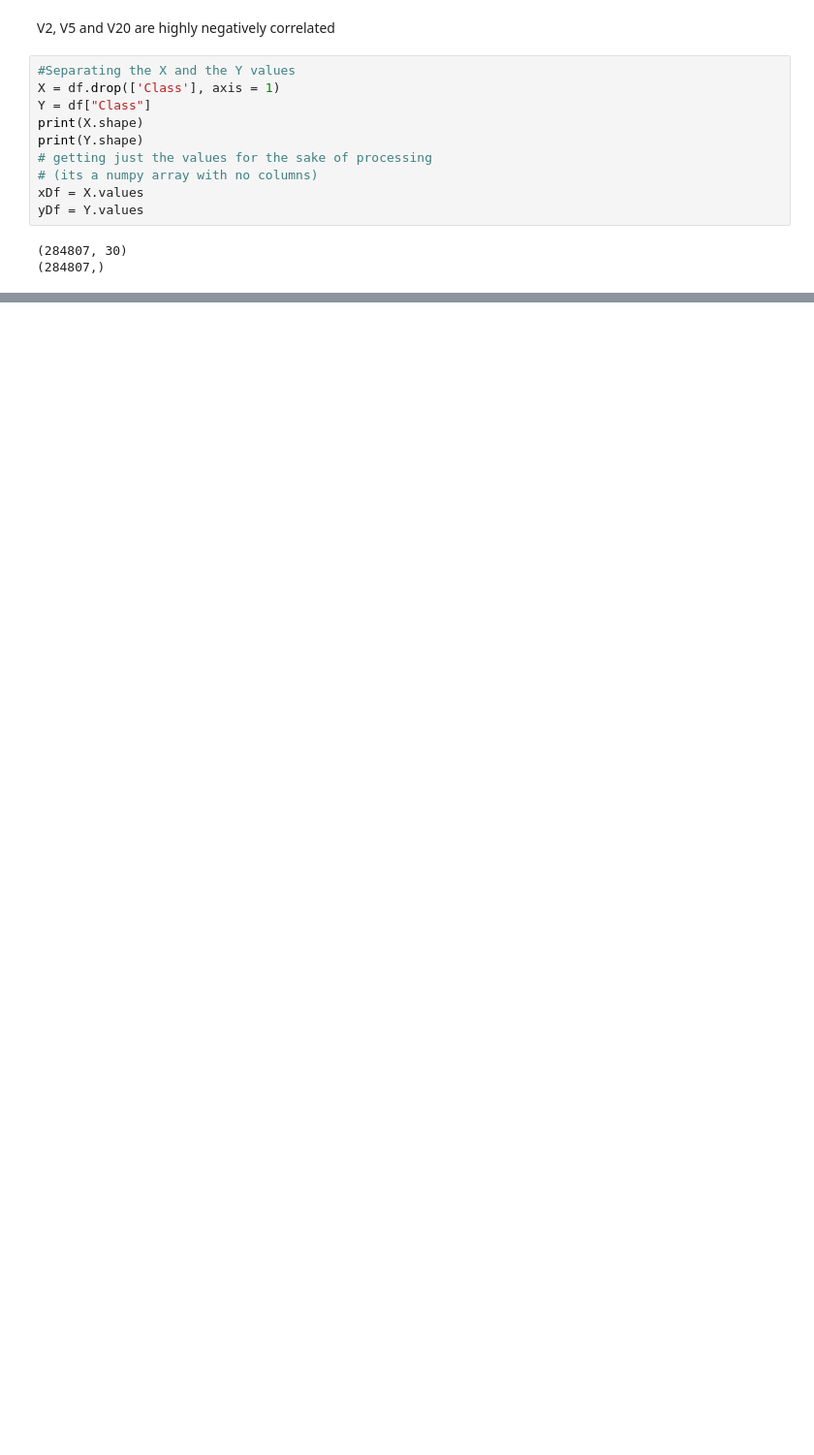
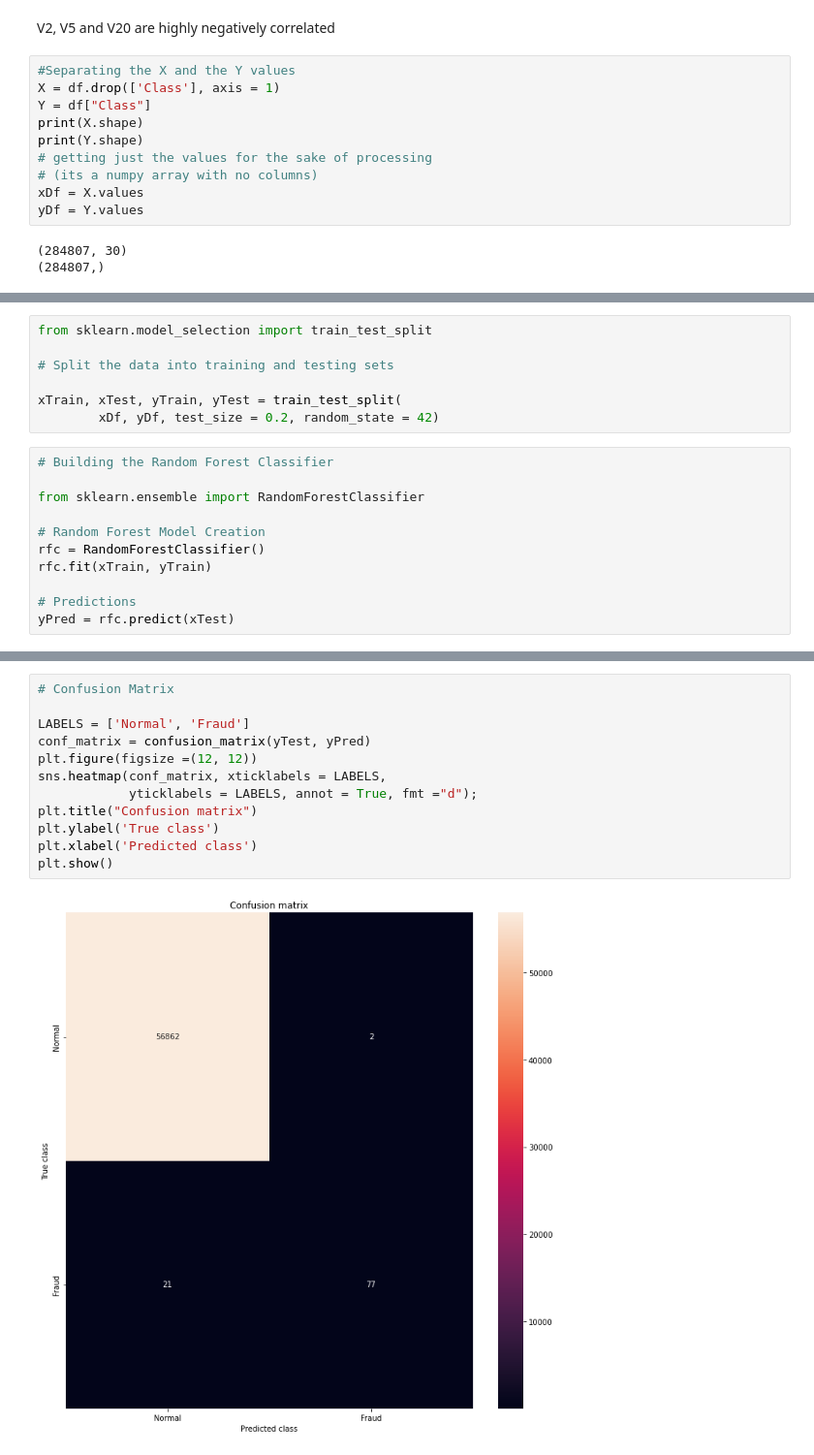
Before and after one commit to onemarcos/Data-Science-Projects, a Jupyter notebook: Credit Card Fraud Detection/Credit Card Fraud Detection.ipynb, the cells around one changed output, grey strips where cells are left out. Shown: that part at 97% size. Drawn from its saved outputs; the diff is of its cells as text; blank space fills up the shorter version.

```diff
--- a/Credit Card Fraud Detection/Credit Card Fraud Detection.ipynb
+++ b/Credit Card Fraud Detection/Credit Card Fraud Detection.ipynb
@@ -121,0 +124,18 @@ yDf = Y.values
+# %%
+from sklearn.model_selection import train_test_split
+
+# Split the data into training and testing sets
+
+xTrain, xTest, yTrain, yTest = train_test_split(
+        xDf, yDf, test_size = 0.2, random_state = 42)
+# %%
+# Building the Random Forest Classifier
+
+from sklearn.ensemble import RandomForestClassifier
+
+# Random Forest Model Creation
+rfc = RandomForestClassifier()
+rfc.fit(xTrain, yTrain)
+
+# Predictions
+yPred = rfc.predict(xTest)
@@ -121,0 +177,14 @@ yDf = Y.values
+# %%
+# Confusion Matrix
+
+LABELS = ['Normal', 'Fraud']
+conf_matrix = confusion_matrix(yTest, yPred)
+plt.figure(figsize =(12, 12))
+sns.heatmap(conf_matrix, xticklabels = LABELS,
+            yticklabels = LABELS, annot = True, fmt ="d");
+plt.title("Confusion matrix")
+plt.ylabel('True class')
+plt.xlabel('Predicted class')
+plt.show()
+# %% [output]
+[figure, added]
```
Also changed, not shown: parts of 3 cells of this notebook.
